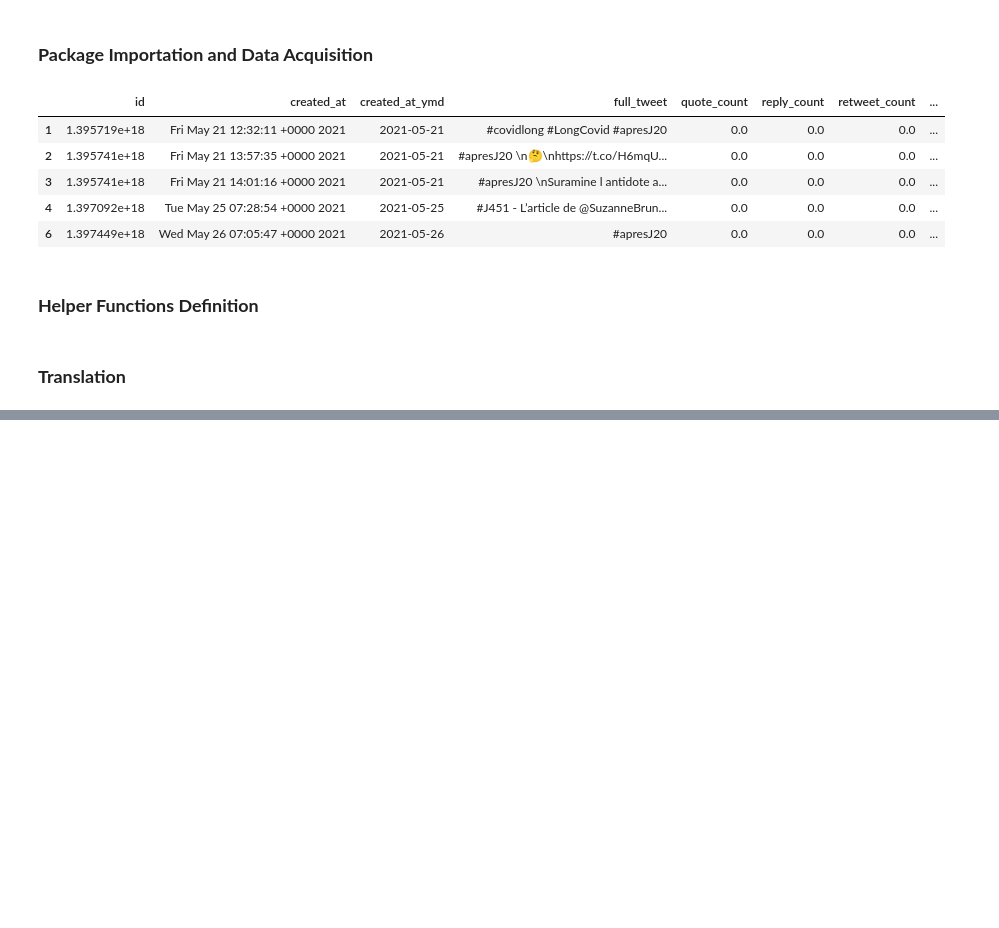
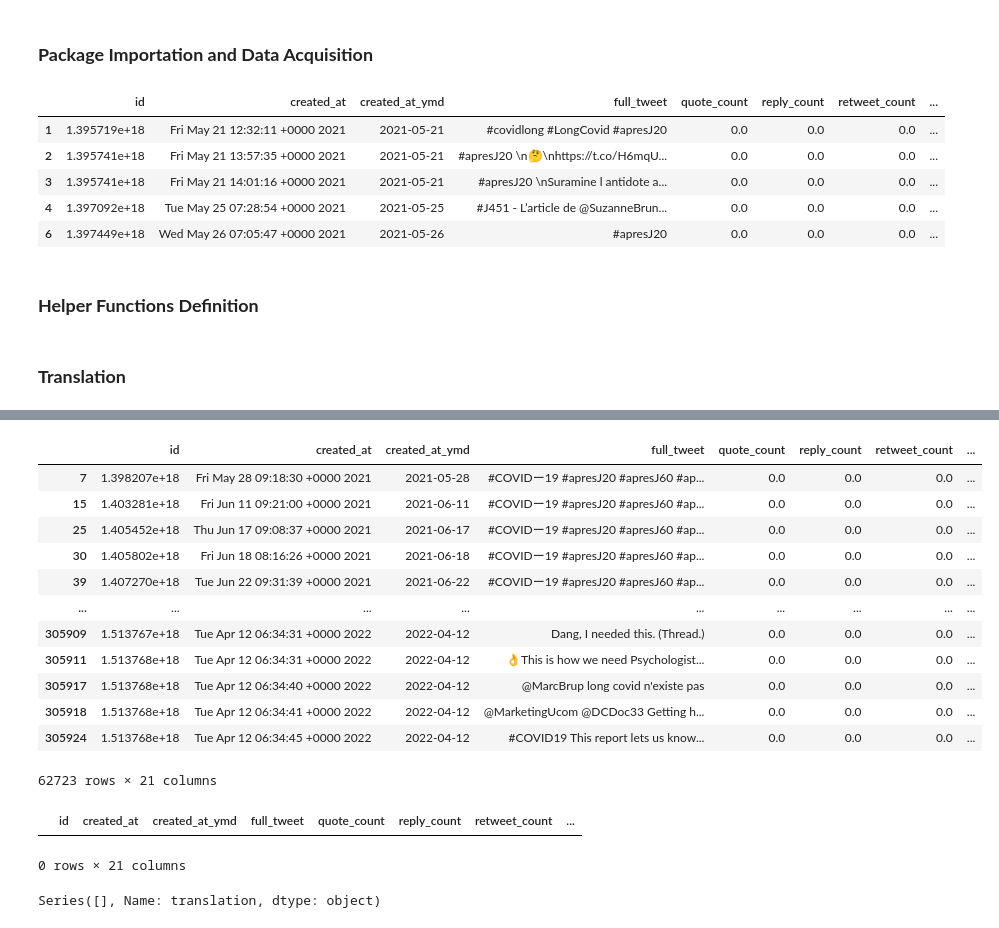
Before and after one commit to HaninAyadi/DOVA_LUX, a Jupyter notebook: notebooks/tweets_translation.ipynb, the cells around one changed output, grey strips where cells are left out. Drawn from its saved outputs; the diff is of its cells as text; code cells hidden in the pictures; blank space fills up the shorter version.

```diff
--- a/notebooks/tweets_translation.ipynb
+++ b/notebooks/tweets_translation.ipynb
@@ -217,0 +110,5 @@ doc_lda = lda_model[corpus]
+# %%
+import pickle
+
+with open('translated_non_retweeted_und_tweets_2022_04_12-08_34_59_AM.pkl', 'wb') as f:
+    pickle.dump(translated_und_tweets, f)
@@ -217,0 +139,3 @@ doc_lda = lda_model[corpus]
+# %%
+with open('translated_non_retweeted_remaining_tweets_2022_04_12-08_34_59_AM.pkl', 'rb') as f:
+    translated_remaining_tweets= pickle.load(f)
@@ -217,0 +146,2 @@ doc_lda = lda_model[corpus]
+# %%
+df[df['lang']=='es'] = df[df['lang']=='es'].assign(translation=translated_spanish_tweets)
@@ -217,0 +173,2 @@ doc_lda = lda_model[corpus]
+# %%
+df.loc[non_en_de_und_nl_es_fr_it_tweets.index] = df.loc[non_en_de_und_nl_es_fr_it_tweets.index].assign(translation=translated_remaining_tweets)
@@ -217,0 +191,21 @@ doc_lda = lda_model[corpus]
+# %%
+df.loc[non_en_de_und_nl_es_fr_it_tweets.index][['full_tweet', 'lang', 'translation']]
+# %% [output]
+|  | id | created_at | created_at_ymd | full_tweet | quote_count | reply_count | retweet_count | ... |
+| 7 | 1.398207e+18 | Fri May 28 09:18:30 +0000 2021 | 2021-05-28 | #COVIDー19 #apresJ20 #apresJ60 #ap... | 0.0 | 0.0 | 0.0 | ... |
+| 15 | 1.403281e+18 | Fri Jun 11 09:21:00 +0000 2021 | 2021-06-11 | #COVIDー19 #apresJ20 #apresJ60 #ap... | 0.0 | 0.0 | 0.0 | ... |
+| 25 | 1.405452e+18 | Thu Jun 17 09:08:37 +0000 2021 | 2021-06-17 | #COVIDー19 #apresJ20 #apresJ60 #ap... | 0.0 | 0.0 | 0.0 | ... |
+| 30 | 1.405802e+18 | Fri Jun 18 08:16:26 +0000 2021 | 2021-06-18 | #COVIDー19 #apresJ20 #apresJ60 #ap... | 0.0 | 0.0 | 0.0 | ... |
+| 39 | 1.407270e+18 | Tue Jun 22 09:31:39 +0000 2021 | 2021-06-22 | #COVIDー19 #apresJ20 #apresJ60 #ap... | 0.0 | 0.0 | 0.0 | ... |
+| ... | ... | ... | ... | ... | ... | ... | ... | ... |
+| 305909 | 1.513767e+18 | Tue Apr 12 06:34:31 +0000 2022 | 2022-04-12 | Dang, I needed this. (Thread.) | 0.0 | 0.0 | 0.0 | ... |
+| 305911 | 1.513768e+18 | Tue Apr 12 06:34:31 +0000 2022 | 2022-04-12 | 👌This is how we need Psychologist... | 0.0 | 0.0 | 0.0 | ... |
+| 305917 | 1.513768e+18 | Tue Apr 12 06:34:40 +0000 2022 | 2022-04-12 | @MarcBrup long covid n'existe pas | 0.0 | 0.0 | 0.0 | ... |
+| 305918 | 1.513768e+18 | Tue Apr 12 06:34:41 +0000 2022 | 2022-04-12 | @MarketingUcom @DCDoc33 Getting h... | 0.0 | 0.0 | 0.0 | ... |
+| 305924 | 1.513768e+18 | Tue Apr 12 06:34:45 +0000 2022 | 2022-04-12 | #COVID19 This report lets us know... | 0.0 | 0.0 | 0.0 | ... |
+62723 rows × 21 columns
+# %%
+df[df['translation'].isnull() == True]
+# %% [output]
+|  | id | created_at | created_at_ymd | full_tweet | quote_count | reply_count | retweet_count | ... |
+0 rows × 21 columns
@@ -217,0 +214,4 @@ doc_lda = lda_model[corpus]
+# %%
+df[df['translation'].isnull() == True]['translation']
+# %% [output]
+Series([], Name: translation, dtype: object)
```
Also changed, not shown: parts of 60 cells of this notebook, 7 other files.
